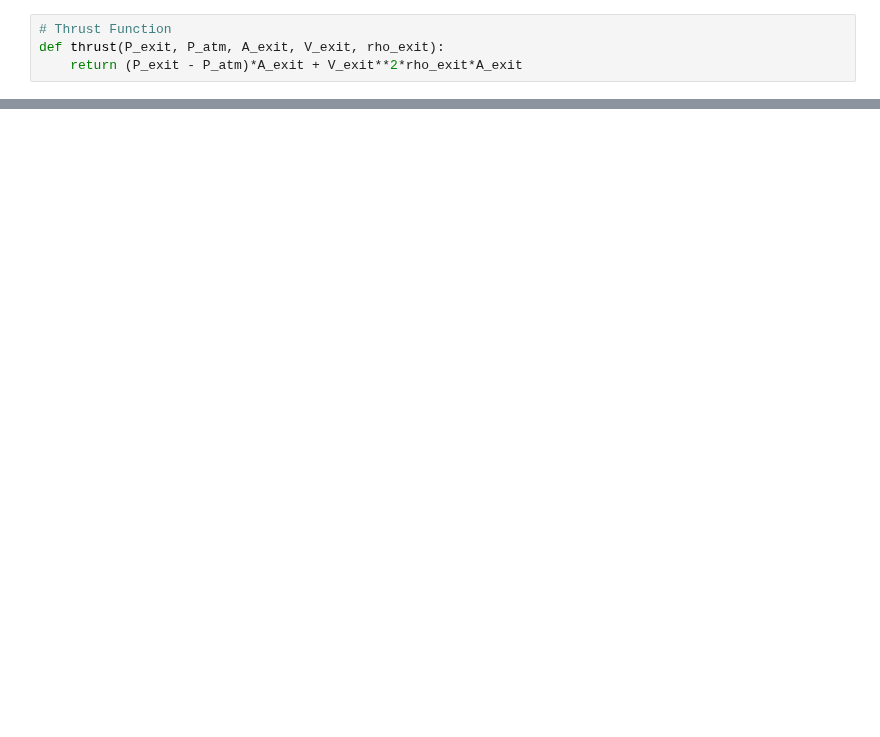
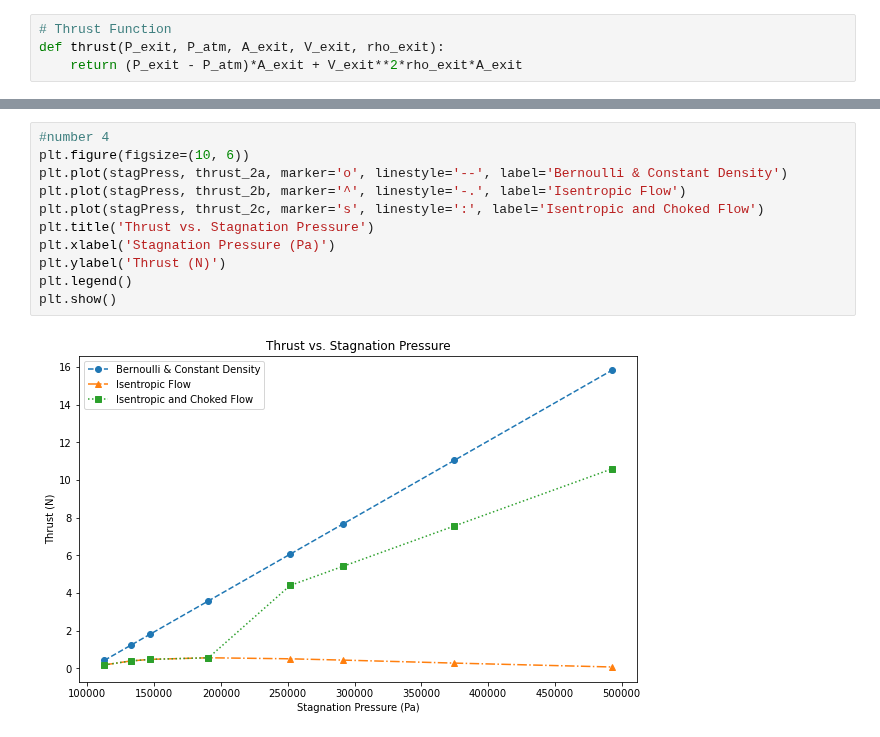
Before and after one commit to EvanY14/AE460-Fa23, a Jupyter notebook: Lab_3/dat_anal.ipynb, the cells around one changed output, grey strips where cells are left out. Cells and saved outputs as stored; diff of their text form; blank space fills up the shorter version.

```diff
--- a/Lab_3/dat_anal.ipynb
+++ b/Lab_3/dat_anal.ipynb
@@ -63,0 +123,13 @@ thrust_1 = loadCell
+# %%
+#number 4
+plt.figure(figsize=(10, 6))
+plt.plot(stagPress, thrust_2a, marker='o', linestyle='--', label='Bernoulli & Constant Density')
+plt.plot(stagPress, thrust_2b, marker='^', linestyle='-.', label='Isentropic Flow')
+plt.plot(stagPress, thrust_2c, marker='s', linestyle=':', label='Isentropic and Choked Flow')
+plt.title('Thrust vs. Stagnation Pressure')
+plt.xlabel('Stagnation Pressure (Pa)')
+plt.ylabel('Thrust (N)')
+plt.legend()
+plt.show()
+# %% [output]
+[figure, added]
```
Also changed, not shown: parts of 13 cells of this notebook.
